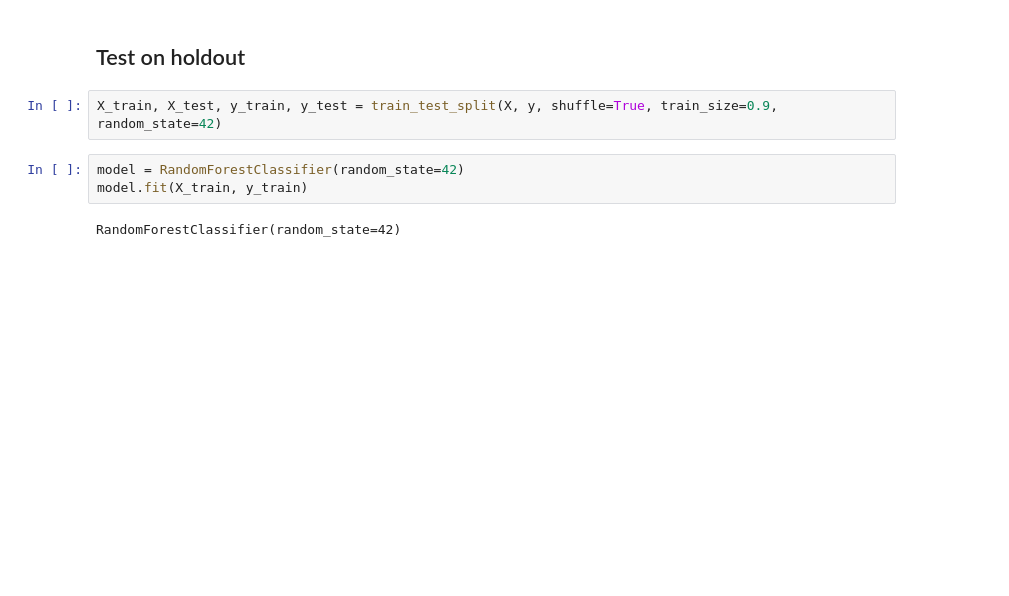
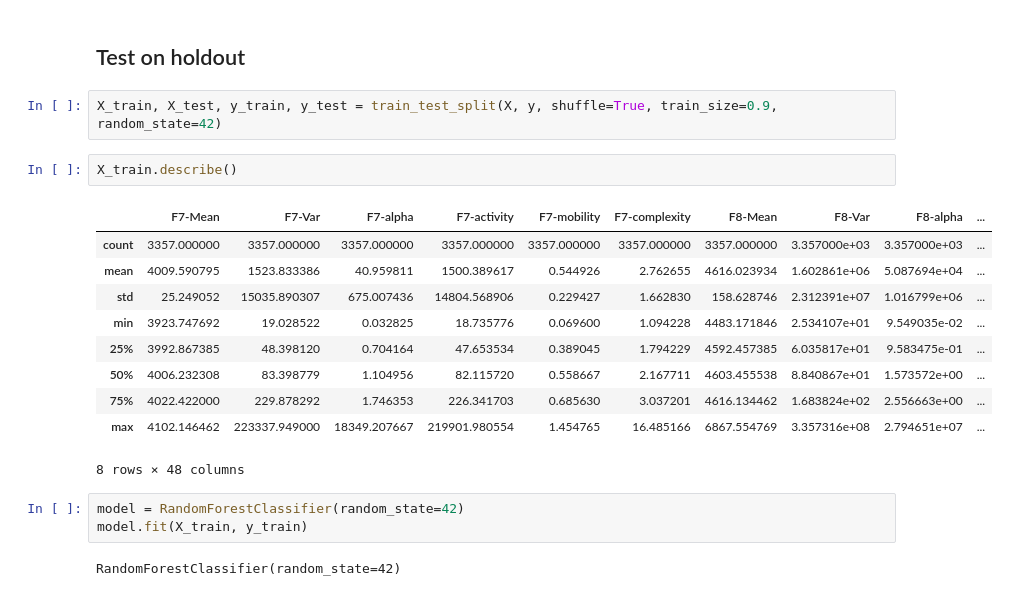
Before and after one commit to ansh0x/comp-neuro-projects, a Jupyter notebook: notebooks/EEG_Eye_State.ipynb, the cells around one changed output. Cells and saved outputs as stored; diff of their text form; blank space fills up the shorter version.

```diff
--- a/notebooks/EEG_Eye_State.ipynb
+++ b/notebooks/EEG_Eye_State.ipynb
@@ -145,6 +182,19 @@ y = X.pop('eyeState')
 ## Test on holdout
 # %%
 X_train, X_test, y_train, y_test = train_test_split(X, y, shuffle=True, train_size=0.9, random_state=42)
+# %%
+X_train.describe()
+# %% [output]
+|  | F7-Mean | F7-Var | F7-alpha | F7-activity | F7-mobility | F7-complexity | F8-Mean | F8-Var | F8-alpha | ... |
+| count | 3357.000000 | 3357.000000 | 3357.000000 | 3357.000000 | 3357.000000 | 3357.000000 | 3357.000000 | 3.357000e+03 | 3.357000e+03 | ... |
+| mean | 4009.590795 | 1523.833386 | 40.959811 | 1500.389617 | 0.544926 | 2.762655 | 4616.023934 | 1.602861e+06 | 5.087694e+04 | ... |
+| std | 25.249052 | 15035.890307 | 675.007436 | 14804.568906 | 0.229427 | 1.662830 | 158.628746 | 2.312391e+07 | 1.016799e+06 | ... |
+| min | 3923.747692 | 19.028522 | 0.032825 | 18.735776 | 0.069600 | 1.094228 | 4483.171846 | 2.534107e+01 | 9.549035e-02 | ... |
+| 25% | 3992.867385 | 48.398120 | 0.704164 | 47.653534 | 0.389045 | 1.794229 | 4592.457385 | 6.035817e+01 | 9.583475e-01 | ... |
+| 50% | 4006.232308 | 83.398779 | 1.104956 | 82.115720 | 0.558667 | 2.167711 | 4603.455538 | 8.840867e+01 | 1.573572e+00 | ... |
+| 75% | 4022.422000 | 229.878292 | 1.746353 | 226.341703 | 0.685630 | 3.037201 | 4616.134462 | 1.683824e+02 | 2.556663e+00 | ... |
+| max | 4102.146462 | 223337.949000 | 18349.207667 | 219901.980554 | 1.454765 | 16.485166 | 6867.554769 | 3.357316e+08 | 2.794651e+07 | ... |
+8 rows × 48 columns
 # %%
 model = RandomForestClassifier(random_state=42)
 model.fit(X_train, y_train)
```
Also changed, not shown: parts of 14 cells of this notebook.
